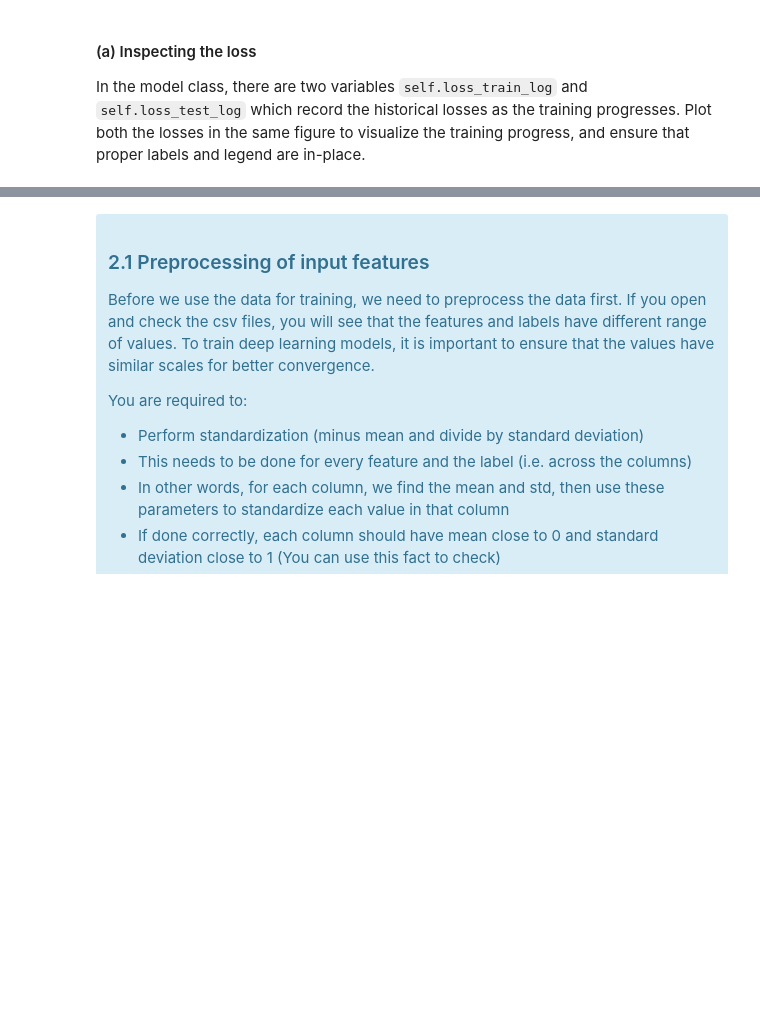
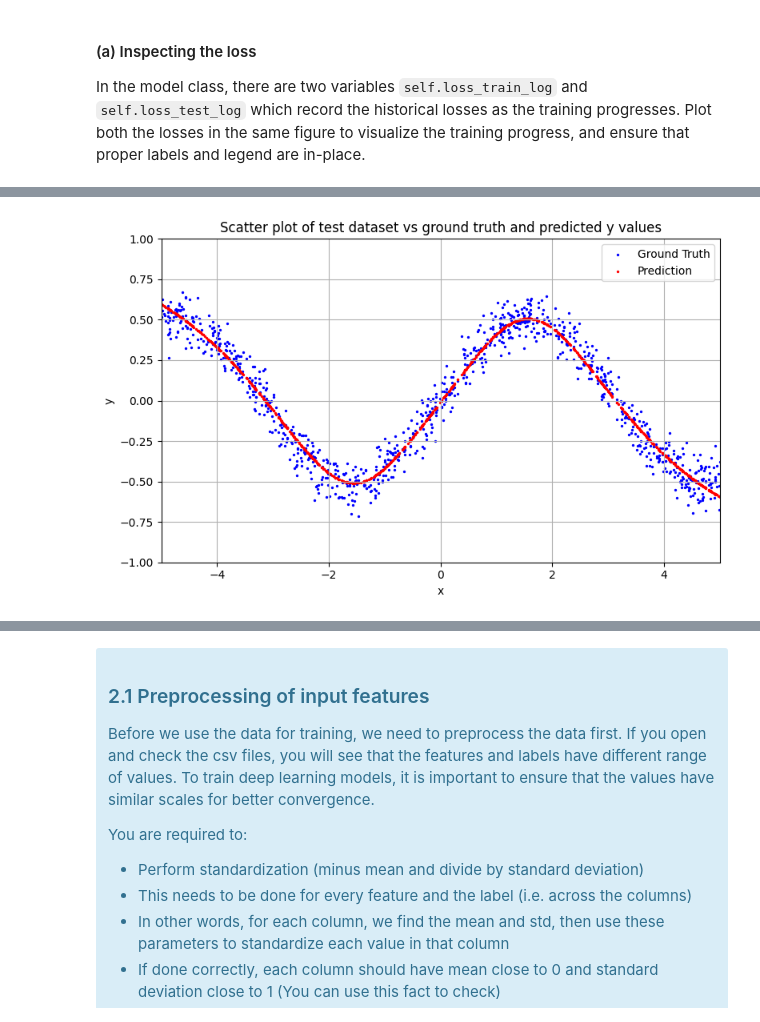
Before and after one commit to dillonlyr/ECE4179_Codes, a Jupyter notebook: Lab 3/Lab_3_student_2025.ipynb, the cells around one changed output, grey strips where cells are left out. Cells and saved outputs as stored; diff of their text form; code cells hidden in the pictures; blank space fills up the shorter version.

```diff
--- a/Lab 3/Lab_3_student_2025.ipynb
+++ b/Lab 3/Lab_3_student_2025.ipynb
@@ -360,3 +435,24 @@ Observe the performance of the trained model by visualising the ground truth and
+# %%
+# T1.4b IMPORTANT: Please do not edit/remove this comment.
+
+x_all, y_all, y_pred = model.predict(loader_test)
+
+plt.figure(figsize=(8,5))
+
+# Create a scatter plot of the training data
+plt.scatter(x_all, y_all, s=2, alpha=1, color='blue', label = 'Ground Truth')
+plt.scatter(x_all, y_pred, s=2, alpha=1, color='red', label = 'Prediction')
+plt.xlim([-5,5])
+plt.ylim([-1,1])
+plt.xlabel("x")
+plt.ylabel("y")
+plt.title("Scatter plot of test dataset vs ground truth and predicted y values")
+plt.grid()
+plt.legend()
+plt.tight_layout()
+plt.show()
+# %% [output]
+[figure, added]
 # %% [markdown]
 <div class="alert alert-block alert-info">
 
```
Also changed, not shown: parts of 20 cells of this notebook, 3 other files.
